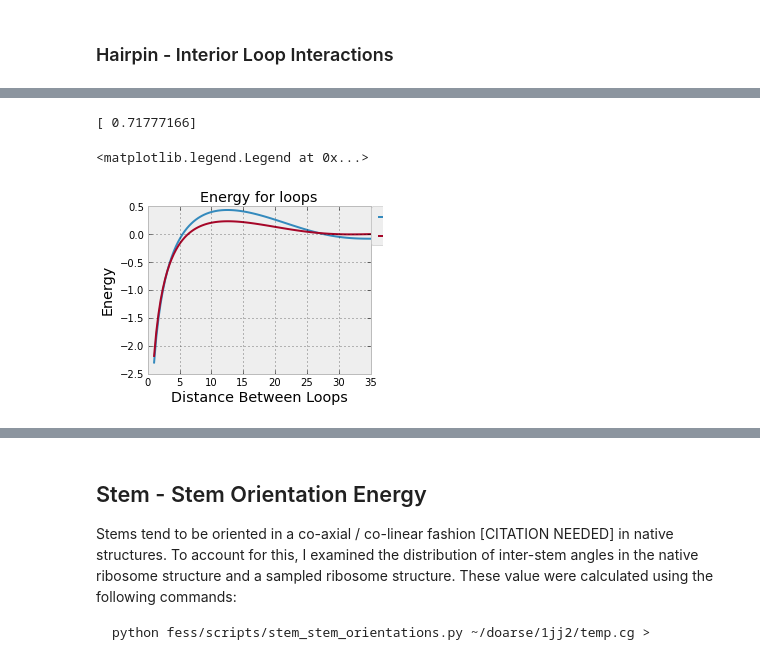
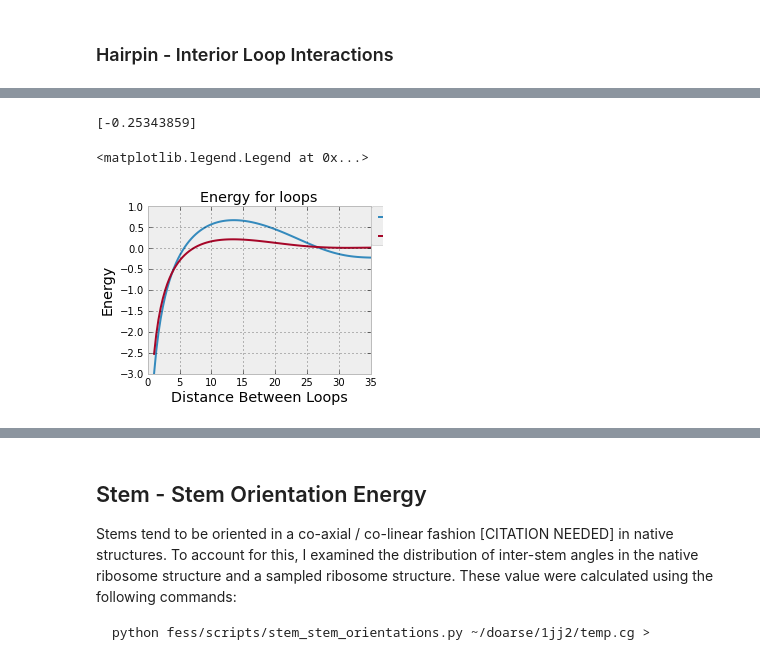
Before and after one commit to ViennaRNA/ernwin, a Jupyter notebook: ipy_notebook_ernwin.ipynb, the cells around one changed output, grey strips where cells are left out. Drawn from its saved outputs; the diff is of its cells as text; code cells hidden in the pictures.

Commit message:
New energies

```diff
--- a/ipy_notebook_ernwin.ipynb
+++ b/ipy_notebook_ernwin.ipynb
@@ -397,35 +398,35 @@ plot_p_i_given_l1_l2(p_i_given_l1_l2)
 # %%
 import fess.builder.energy as fbe
 import forgi.threedee.model.coarse_grain as ftmc
 import os.path as op
 import fess.builder.models as fbm
 
 lle = fbe.LoopILoopEnergy()
 cg = ftmc.CoarseGrainRNA(op.expanduser('~/doarse/3pdr/temp.cg'))
 sm = fbm.SpatialModel(cg)
 print lle.eval_energy(sm)
 
 xs = np.linspace(1, 35, 100)
-energies = [lle.calc_energy(x, 6, 6) for x in xs]
+energies = [lle.calc_energy(x, 9, 9) for x in xs]
 #energies = [lle.pr_d_given_i(x) for x in xs]
 #energies1 = [lle.pr_d_given_ic(x) for x in xs]
 #print lle.calc_energy(12.654, 7, 6)
 
 fig, ax = plt.subplots()
 ax.plot(xs, energies, label='Size 6 and 6')
 ax.set_xlabel('Distance Between Loops')
 ax.set_ylabel('Energy')
 ax.set_title('Energy for loops')
 
-energies = [lle.calc_energy(x, 2, 2) for x in xs]
+energies = [lle.calc_energy(x, 4, 4) for x in xs]
 ax.plot(xs, energies, label='Size 2 and 2')
 
 ls1, lb1 = ax.get_legend_handles_labels()
 plt.legend(ls1, lb1, bbox_to_anchor=(1.00, 1.0), loc=2, borderaxespad=0.)
 # %% [output]
-[ 0.71777166]
+[-0.25343859]
 <matplotlib.legend.Legend at 0x...>
-[figure, old version]
+[figure, new version]
 # %%
 lle = fbe.LoopILoopEnergy()
 print lle.eval_energy(sm)
```
Also changed, not shown: parts of 13 cells of this notebook, 4 other files.
